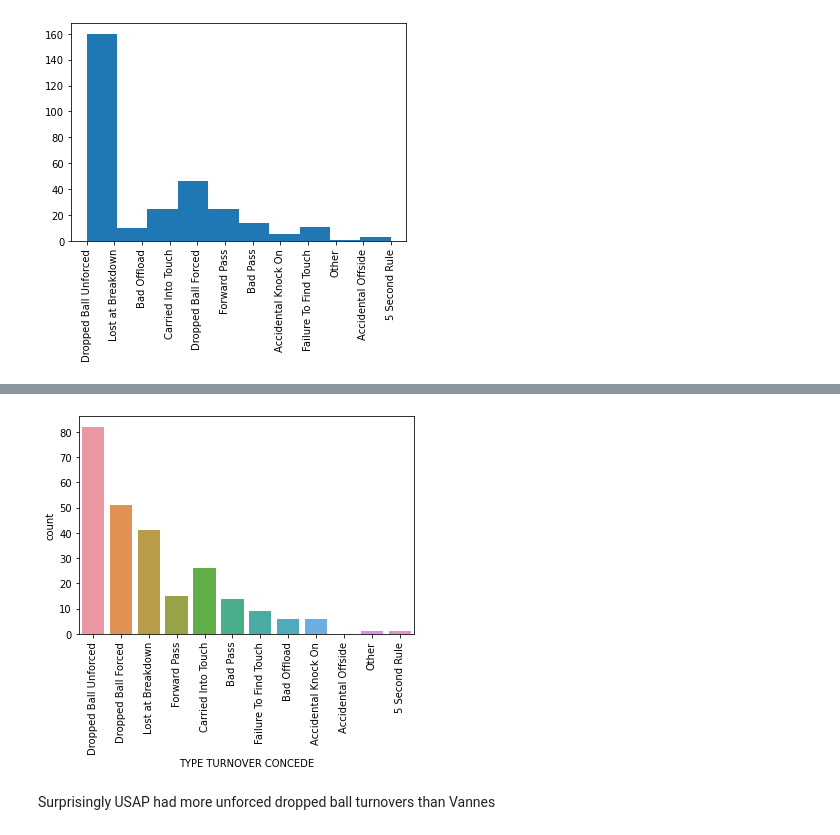
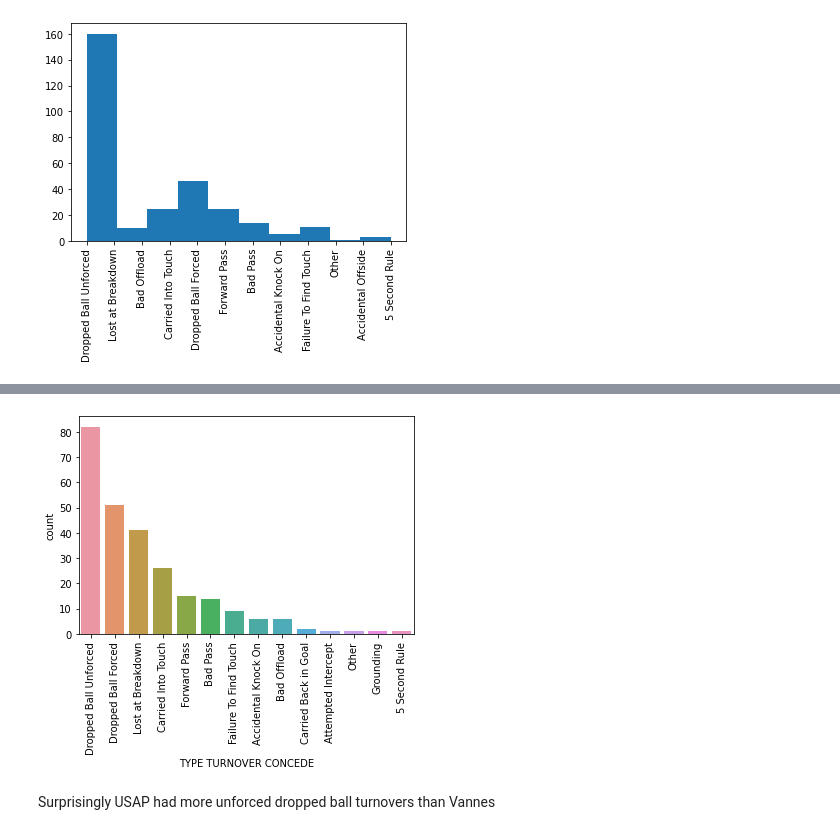
Before and after one commit to UCDPAIanSheridan/UCDPA_IanSheridan, a Jupyter notebook: MyProject.ipynb, the cells around one changed output, grey strips where cells are left out. Cells and saved outputs as stored; diff of their text form; code cells hidden in the pictures.

```diff
--- a/MyProject.ipynb
+++ b/MyProject.ipynb
@@ -321,11 +373,11 @@ van.head(2)
 | 332 | 04/09/2020 | VAN | SA | Pagakalasio Tafili | PILIER | VAN | SA | Dropped Ball Unforced | 50 - 22 | ... |
 | 332 | 04/09/2020 | VAN | SA | Gregoire Bazin | TROISIEME LIGNE AILE | VAN | SA | Lost at Breakdown | 50 - 22 | ... |
 # %%
-van_types = sns.countplot(x='TYPE TURNOVER CONCEDE', data=van, order=usap['TYPE TURNOVER CONCEDE'].value_counts().index)
+van_types = sns.countplot(x='TYPE TURNOVER CONCEDE', data=van, order=van['TYPE TURNOVER CONCEDE'].value_counts().index)
 for item in van_types.get_xticklabels():
     item.set_rotation(90)
 # %% [output]
-[figure, old version]
+[figure, new version]
 # %% [markdown]
 Surprisingly USAP had more unforced dropped ball turnovers than Vannes
 # %%
```
Also changed, not shown: parts of 15 cells of this notebook.
